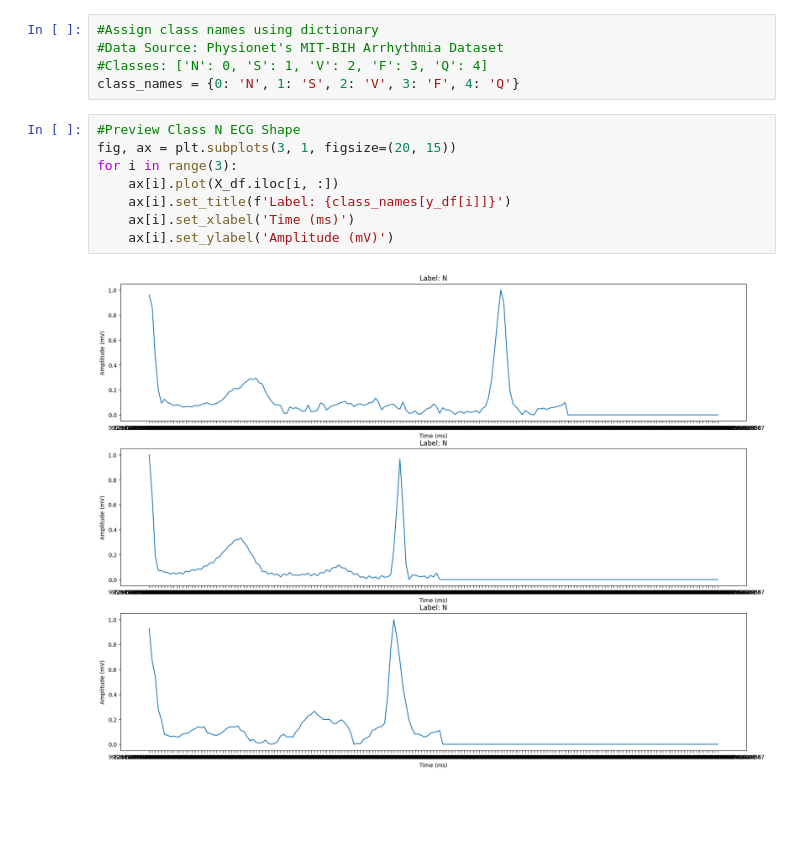
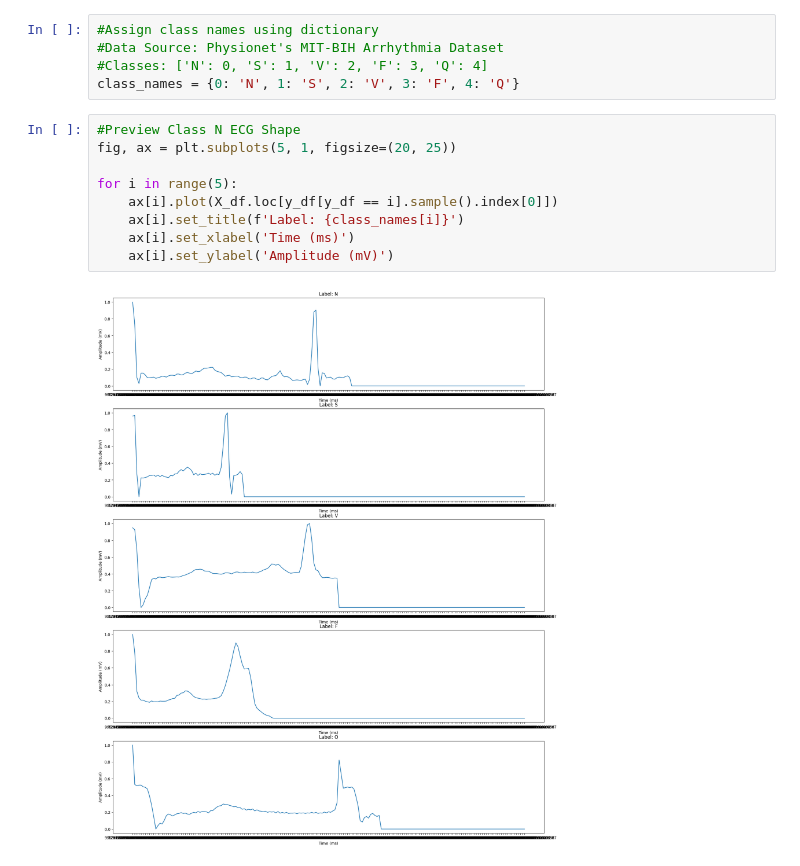
Before and after one commit to xl-Mu/ECG-Heartbeat-Categorization, a Jupyter notebook: CNN Model.ipynb, the cells around one changed output. Cells and saved outputs as stored; diff of their text form; blank space fills up the shorter version.

Commit message:
Visualization of all classes

```diff
--- a/CNN Model.ipynb
+++ b/CNN Model.ipynb
@@ -71,11 +71,12 @@ counts: [72470  2223  5788   641  6431]
 class_names = {0: 'N', 1: 'S', 2: 'V', 3: 'F', 4: 'Q'}
 # %%
 #Preview Class N ECG Shape
-fig, ax = plt.subplots(3, 1, figsize=(20, 15))
-for i in range(3):
-    ax[i].plot(X_df.iloc[i, :])
-    ax[i].set_title(f'Label: {class_names[y_df[i]]}')
+fig, ax = plt.subplots(5, 1, figsize=(20, 25))
+
+for i in range(5):
+    ax[i].plot(X_df.loc[y_df[y_df == i].sample().index[0]])
+    ax[i].set_title(f'Label: {class_names[i]}')
     ax[i].set_xlabel('Time (ms)')
     ax[i].set_ylabel('Amplitude (mV)')
 # %% [output]
-[figure, old version]
+[figure, new version]
```
